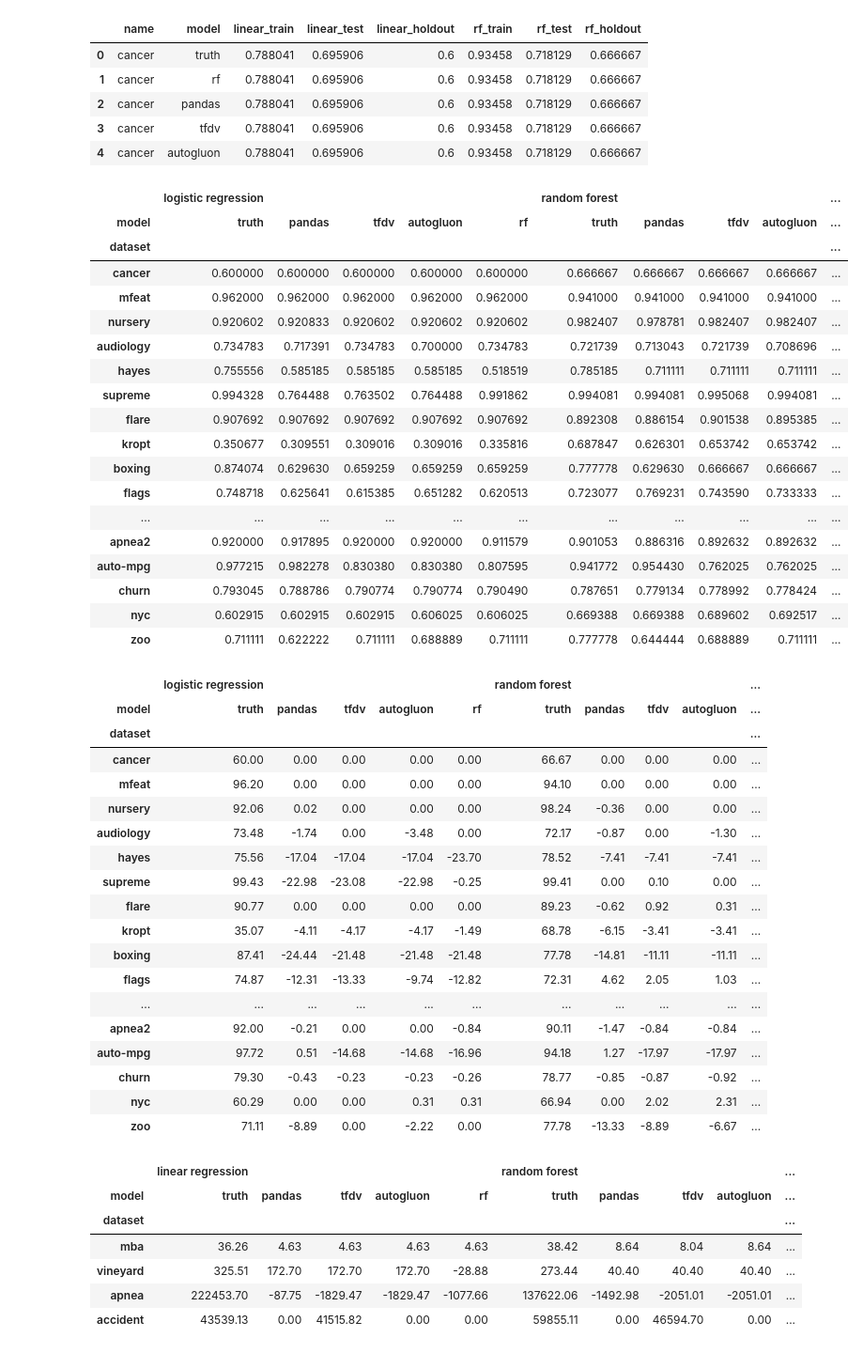
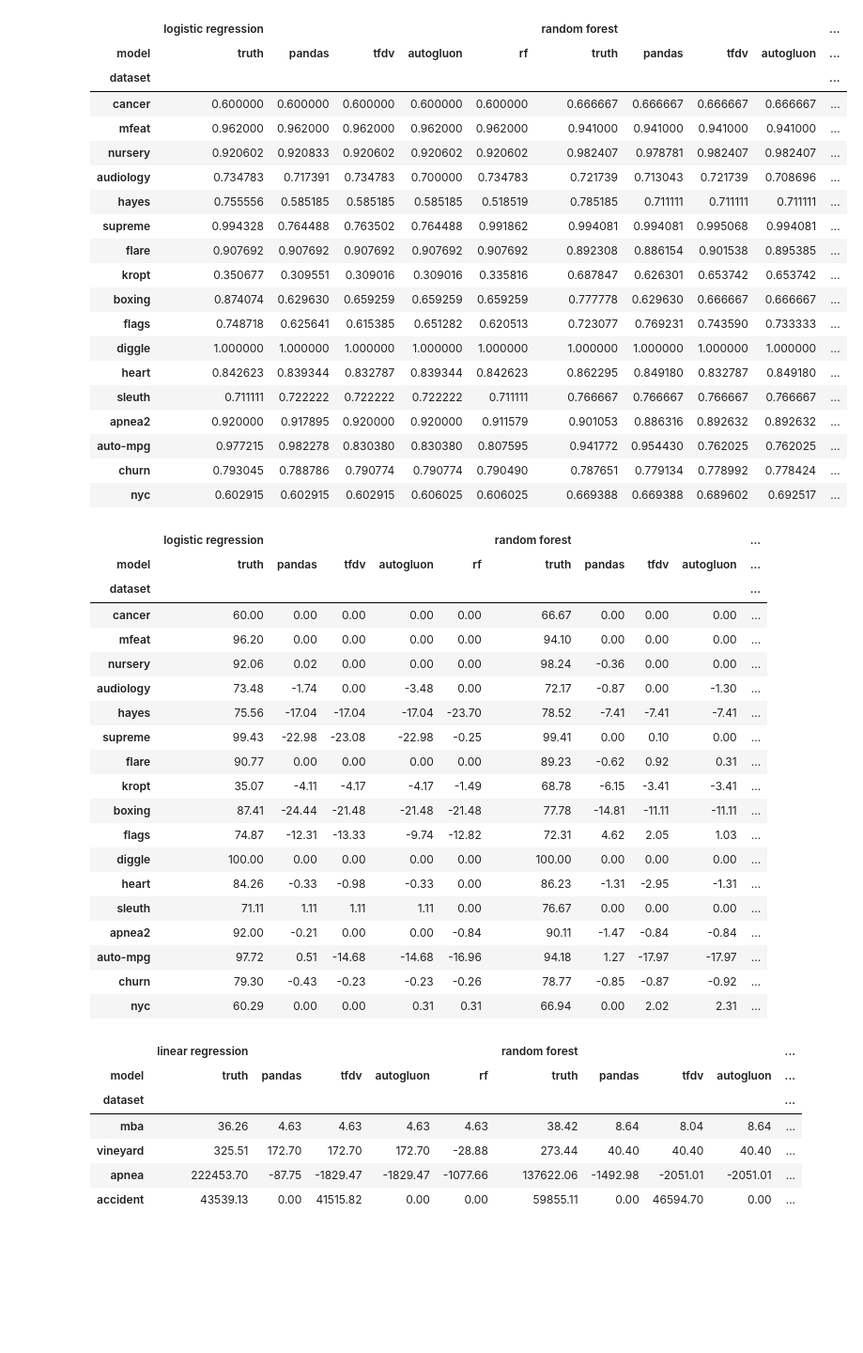
Before and after one commit to TanveerMittal/Sortinghat_Benchmark_Replication, a Jupyter notebook: Tables.ipynb, the cells around one changed output. Shown at 94% size. Cells and saved outputs as stored; diff of their text form; code cells hidden in the pictures; blank space fills up the shorter version.

```diff
--- a/Tables.ipynb
+++ b/Tables.ipynb
@@ -4,43 +8,34 @@ import numpy as np
-# %%
-combined = pd.concat([pd.read_csv("results/results_0-16.csv"), pd.read_csv("results/results_21.csv")], ignore_index=True)
-combined.head()
-# %% [output]
-|  | name | model | linear_train | linear_test | linear_holdout | rf_train | rf_test | rf_holdout |
-| 0 | cancer | truth | 0.788041 | 0.695906 | 0.6 | 0.93458 | 0.718129 | 0.666667 |
-| 1 | cancer | rf | 0.788041 | 0.695906 | 0.6 | 0.93458 | 0.718129 | 0.666667 |
-| 2 | cancer | pandas | 0.788041 | 0.695906 | 0.6 | 0.93458 | 0.718129 | 0.666667 |
-| 3 | cancer | tfdv | 0.788041 | 0.695906 | 0.6 | 0.93458 | 0.718129 | 0.666667 |
-| 4 | cancer | autogluon | 0.788041 | 0.695906 | 0.6 | 0.93458 | 0.718129 | 0.666667 |
 # %%
-name_order = combined["name"].unique()
+name_order = pd.read_csv("results/results_0-16.csv")["name"].unique()
 col_order = []
 for model in ["logistic regression", "random forest"]:
     for feature_type in ["truth", "pandas", "tfdv", "autogluon", "rf"]:
         col_order.append((model, feature_type))
 # %%
-results = combined[["name", "model", "linear_holdout", "rf_holdout"]].rename({"name": "dataset", "linear_holdout":"logistic regression", "rf_holdout":"random forest"}, axis=1
+results = pd.read_csv("results/results_0-16.csv")[["name", "model", "linear_holdout", "rf_holdout"]].rename({"name": "dataset", "linear_holdout":"logistic regression", "rf_holdout":"random forest"}, axis=1
                                                                   ).pivot(index="dataset", columns="model").loc[name_order, col_order]
 results
 # %% [output]
 |  | logistic regression |  |  |  |  | random forest |  |  |  | ... |
 | model | truth | pandas | tfdv | autogluon | rf | truth | pandas | tfdv | autogluon | ... |
 | dataset |  |  |  |  |  |  |  |  |  | ... |
 | cancer | 0.600000 | 0.600000 | 0.600000 | 0.600000 | 0.600000 | 0.666667 | 0.666667 | 0.666667 | 0.666667 | ... |
 | mfeat | 0.962000 | 0.962000 | 0.962000 | 0.962000 | 0.962000 | 0.941000 | 0.941000 | 0.941000 | 0.941000 | ... |
 | nursery | 0.920602 | 0.920833 | 0.920602 | 0.920602 | 0.920602 | 0.982407 | 0.978781 | 0.982407 | 0.982407 | ... |
 | audiology | 0.734783 | 0.717391 | 0.734783 | 0.700000 | 0.734783 | 0.721739 | 0.713043 | 0.721739 | 0.708696 | ... |
 | hayes | 0.755556 | 0.585185 | 0.585185 | 0.585185 | 0.518519 | 0.785185 | 0.711111 | 0.711111 | 0.711111 | ... |
 | supreme | 0.994328 | 0.764488 | 0.763502 | 0.764488 | 0.991862 | 0.994081 | 0.994081 | 0.995068 | 0.994081 | ... |
 | flare | 0.907692 | 0.907692 | 0.907692 | 0.907692 | 0.907692 | 0.892308 | 0.886154 | 0.901538 | 0.895385 | ... |
 | kropt | 0.350677 | 0.309551 | 0.309016 | 0.309016 | 0.335816 | 0.687847 | 0.626301 | 0.653742 | 0.653742 | ... |
 | boxing | 0.874074 | 0.629630 | 0.659259 | 0.659259 | 0.659259 | 0.777778 | 0.629630 | 0.666667 | 0.666667 | ... |
 | flags | 0.748718 | 0.625641 | 0.615385 | 0.651282 | 0.620513 | 0.723077 | 0.769231 | 0.743590 | 0.733333 | ... |
-| ... | ... | ... | ... | ... | ... | ... | ... | ... | ... | ... |
+| diggle | 1.000000 | 1.000000 | 1.000000 | 1.000000 | 1.000000 | 1.000000 | 1.000000 | 1.000000 | 1.000000 | ... |
+| heart | 0.842623 | 0.839344 | 0.832787 | 0.839344 | 0.842623 | 0.862295 | 0.849180 | 0.832787 | 0.849180 | ... |
+| sleuth | 0.711111 | 0.722222 | 0.722222 | 0.722222 | 0.711111 | 0.766667 | 0.766667 | 0.766667 | 0.766667 | ... |
 | apnea2 | 0.920000 | 0.917895 | 0.920000 | 0.920000 | 0.911579 | 0.901053 | 0.886316 | 0.892632 | 0.892632 | ... |
 | auto-mpg | 0.977215 | 0.982278 | 0.830380 | 0.830380 | 0.807595 | 0.941772 | 0.954430 | 0.762025 | 0.762025 | ... |
 | churn | 0.793045 | 0.788786 | 0.790774 | 0.790774 | 0.790490 | 0.787651 | 0.779134 | 0.778992 | 0.778424 | ... |
 | nyc | 0.602915 | 0.602915 | 0.602915 | 0.606025 | 0.606025 | 0.669388 | 0.669388 | 0.689602 | 0.692517 | ... |
-| zoo | 0.711111 | 0.622222 | 0.711111 | 0.688889 | 0.711111 | 0.777778 | 0.644444 | 0.688889 | 0.711111 | ... |
 # %%
 def row_diffs(row, classification=True):
     if classification:
@@ -71,12 +66,13 @@ results_table
 | kropt | 35.07 | -4.11 | -4.17 | -4.17 | -1.49 | 68.78 | -6.15 | -3.41 | -3.41 | ... |
 | boxing | 87.41 | -24.44 | -21.48 | -21.48 | -21.48 | 77.78 | -14.81 | -11.11 | -11.11 | ... |
 | flags | 74.87 | -12.31 | -13.33 | -9.74 | -12.82 | 72.31 | 4.62 | 2.05 | 1.03 | ... |
-| ... | ... | ... | ... | ... | ... | ... | ... | ... | ... | ... |
+| diggle | 100.00 | 0.00 | 0.00 | 0.00 | 0.00 | 100.00 | 0.00 | 0.00 | 0.00 | ... |
+| heart | 84.26 | -0.33 | -0.98 | -0.33 | 0.00 | 86.23 | -1.31 | -2.95 | -1.31 | ... |
+| sleuth | 71.11 | 1.11 | 1.11 | 1.11 | 0.00 | 76.67 | 0.00 | 0.00 | 0.00 | ... |
 | apnea2 | 92.00 | -0.21 | 0.00 | 0.00 | -0.84 | 90.11 | -1.47 | -0.84 | -0.84 | ... |
 | auto-mpg | 97.72 | 0.51 | -14.68 | -14.68 | -16.96 | 94.18 | 1.27 | -17.97 | -17.97 | ... |
 | churn | 79.30 | -0.43 | -0.23 | -0.23 | -0.26 | 78.77 | -0.85 | -0.87 | -0.92 | ... |
 | nyc | 60.29 | 0.00 | 0.00 | 0.31 | 0.31 | 66.94 | 0.00 | 2.02 | 2.31 | ... |
-| zoo | 71.11 | -8.89 | 0.00 | -2.22 | 0.00 | 77.78 | -13.33 | -8.89 | -6.67 | ... |
 # %%
 regression_output = pd.read_csv("results/results_reg.csv")
 name_order = regression_output["name"].unique()
```
Also changed, not shown: parts of 23 cells of this notebook, 22 other files.
